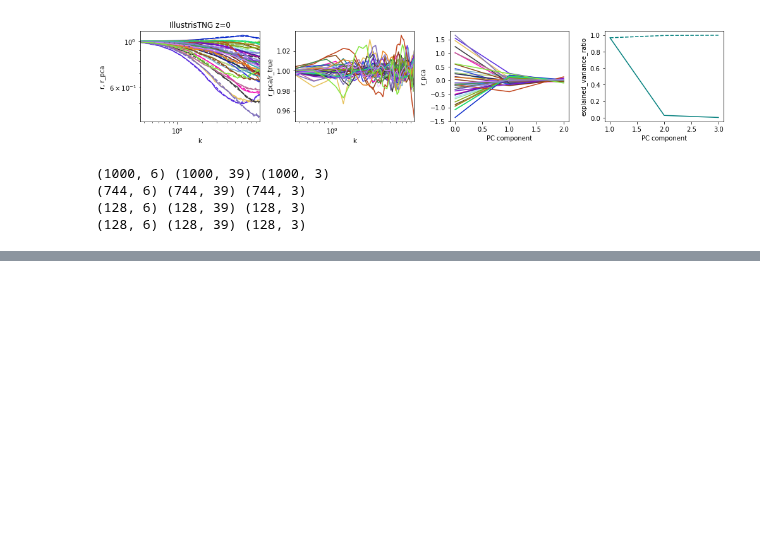
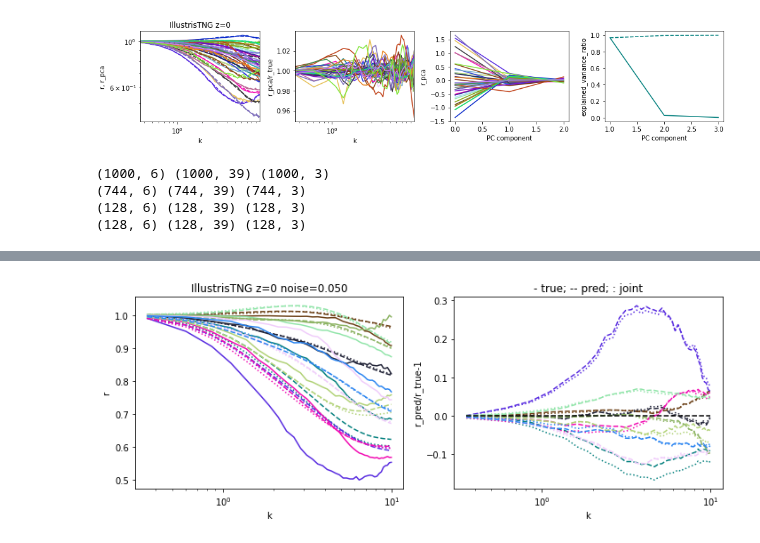
Before and after one commit to liuxx479/cosmo_dep_feedback, a Jupyter notebook: GP_pca.ipynb, the cells around one changed output, grey strips where cells are left out. Saved outputs shown, nothing was run; the diff lists cells and outputs as text; code cells hidden in the pictures; blank space fills up the shorter version.

```diff
--- a/GP_pca.ipynb
+++ b/GP_pca.ipynb
@@ -164,12 +167,12 @@ GP2.fit(lhc_train, rpca_train[:,2])
 # %%
-# ilhc = lhc_valid
-# r_true = r_valid
-# rpca_true = rpca_valid
+ilhc = lhc_valid
+r_true = r_valid
+rpca_true = rpca_valid
 
 
-ilhc = lhc_train
-r_true = r_train
-rpca_true = rpca_train
+# ilhc = lhc_train
+# r_true = r_train
+# rpca_true = rpca_train
 
 rpca_pred_full = GP_full.predict(ilhc)
 r_pred_full=pca.inverse_transform(rpca_pred_full)
@@ -179,33 +182,35 @@ rpca_pred_joint = array([iGP.predict(ilhc) for iGP in [GP0, GP1, GP2]]).T
 rpca_pred_joint.shape
 r_pred_joint = pca.inverse_transform(rpca_pred_joint)
 r_pred_joint.shape
 
 seed(9)
 f, ax=subplots(1,2, figsize=(10,4))
 
 for i in range(10):
   icolor=rand(3)
   ir_true=r_true[i]
   ir_pred=r_pred_full[i]
   ir_pred_joint=r_pred_joint[i]
   ax[0].plot(k, ir_true, color=icolor)
   ax[0].plot(k, ir_pred, '--', color=icolor)
   ax[0].plot(k, ir_pred_joint, ':', color=icolor)
   ax[1].plot(k, ir_pred/ir_true-1, '--', color=icolor)
   ax[1].plot(k, ir_pred_joint/ir_true-1, ':', color=icolor)
 ax[0].set_xscale('log')
 ax[0].set_xlabel('k')
 ax[0].set_ylabel('r')
 ax[0].set_title('%s z=%i noise=%.3f'%(isim,z, noise_std))
 ax[1].plot(k, zeros(len(k)),'k--')
 
 # ax[1].set_ylim(-0.1, 0.1)
 ax[1].set_xscale('log')
 ax[1].set_xlabel('k')
 ax[1].set_ylabel('r_pred/r_true-1')
 ax[1].set_title('- true; -- pred; : joint')
 plt.tight_layout()
 show()
+# %% [output]
+[figure, added]
 # %%
 seed(9)
 narr=arange(ncomp)
```
Also changed, not shown: parts of 2 cells of this notebook.
